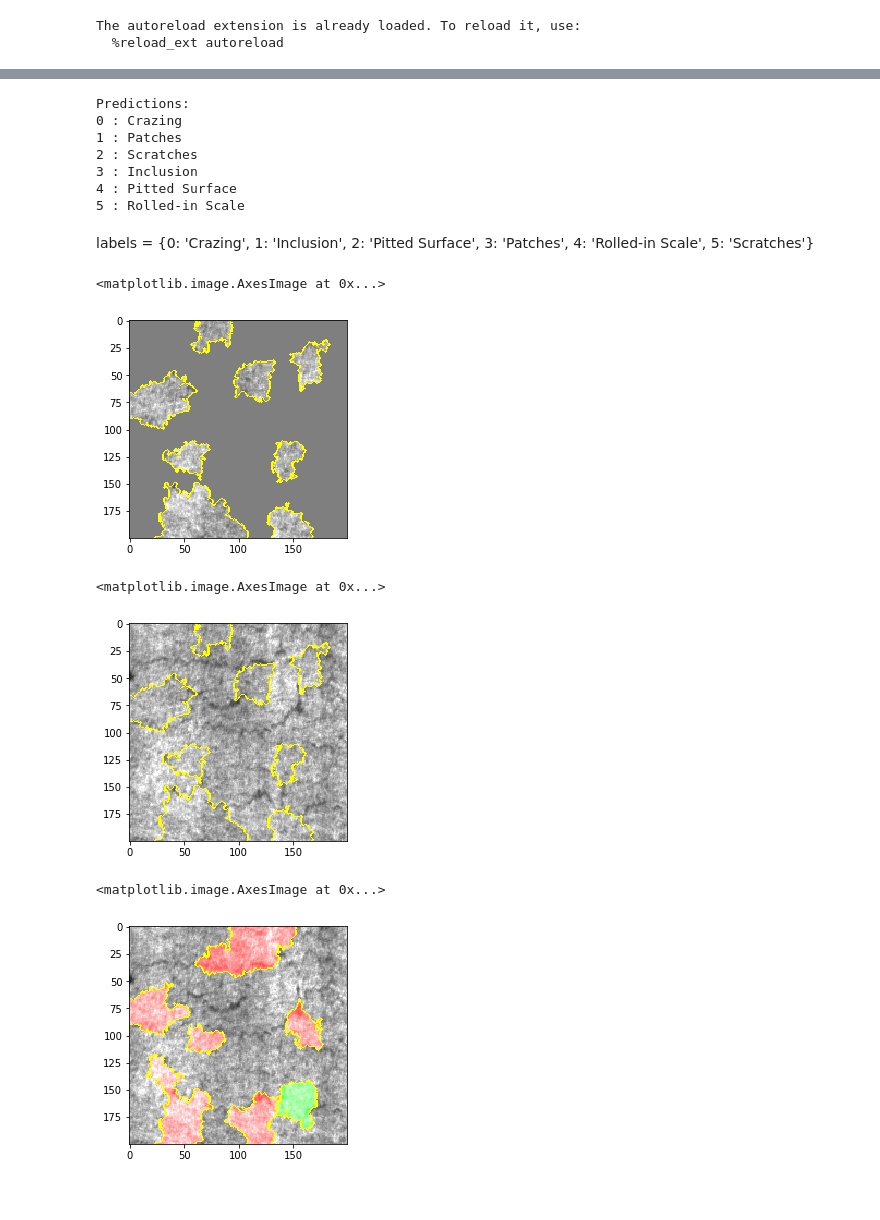
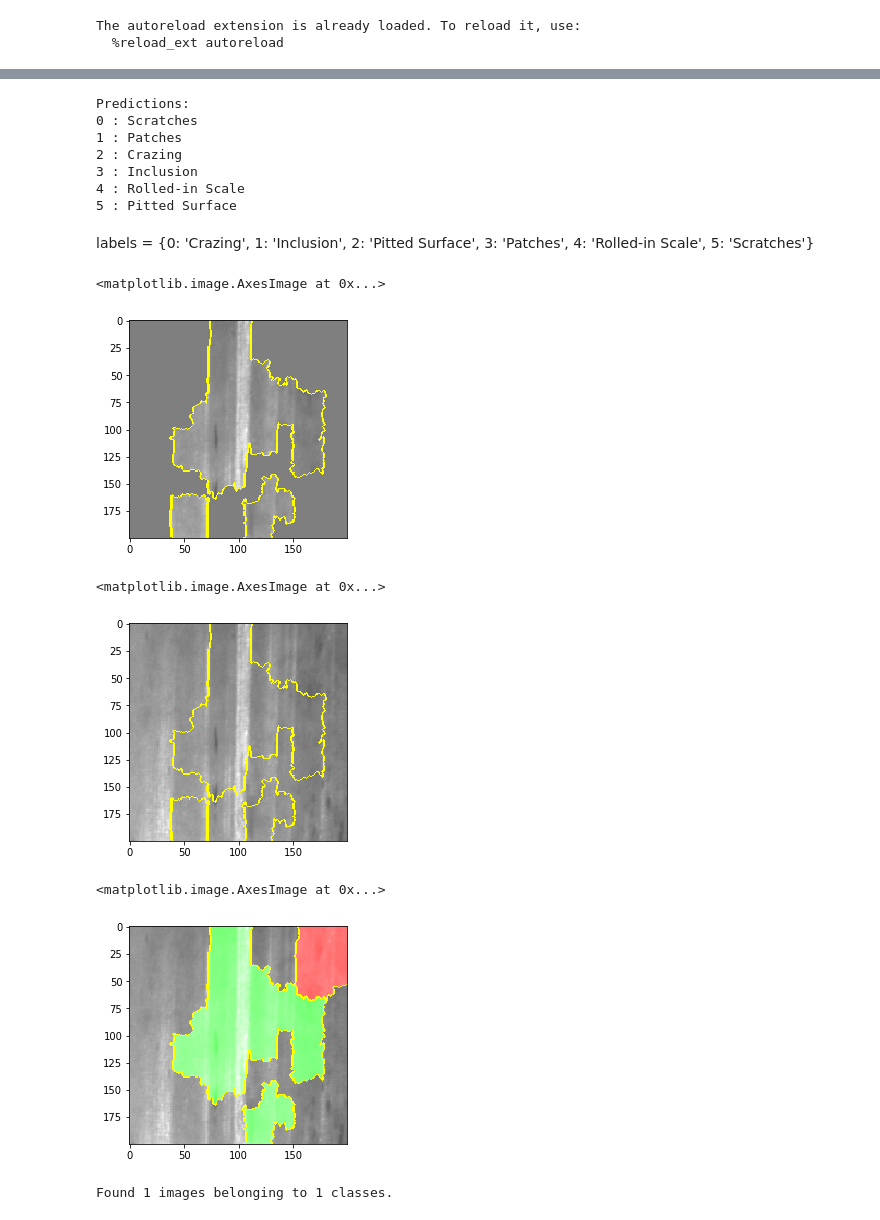
Before and after one commit to mahesh-sudhakar/NEU_XAI, a Jupyter notebook: xai_lime.ipynb, the cells around one changed output, grey strips where cells are left out. Saved outputs shown, nothing was run; the diff lists cells and outputs as text; code cells hidden in the pictures.

```diff
--- a/xai_lime.ipynb
+++ b/xai_lime.ipynb
@@ -33,7 +33,7 @@ from xml.etree import ElementTree
 # %% [markdown]
 Model 23
 # %%
-saved_model = load_model('/content/drive/My Drive/xai_model/model_23.h5')
+saved_model = load_model('/content/drive/My Drive/xai_model/model_25.h5')
 # %%
 saved_model.layers[0].input_shape
 # %% [output]
@@ -41,8 +41,8 @@ saved_model.layers[0].input_shape
 # %%
 #saved_model.summary()
 # %%
-annotation = '/content/drive/My Drive/NEU-DET/ANNOTATIONS/crazing_250.xml'
-image_path="/content/drive/My Drive/NEU surface defect database - test split/Test/Cr/Cr_250.bmp"
+annotation = '/content/drive/My Drive/NEU-DET/ANNOTATIONS/scratches_94.xml'
+image_path="/content/drive/My Drive/NEU surface defect database - test split/Test/Sc/Sc_94.bmp"
 # %%
 labels = {0: 'Crazing', 1: 'Inclusion', 2: 'Pitted Surface', 3: 'Patches', 4: 'Rolled-in Scale', 5: 'Scratches'}
 # %%
@@ -157,12 +157,12 @@ for i in range(len(explanation.top_labels)):
   print(i,':',labels[rank])
 # %% [output]
 Predictions:
-0 : Crazing
+0 : Scratches
 1 : Patches
-2 : Scratches
+2 : Crazing
 3 : Inclusion
-4 : Pitted Surface
-5 : Rolled-in Scale
+4 : Rolled-in Scale
+5 : Pitted Surface
 # %% [markdown]
 labels = {0: 'Crazing', 1: 'Inclusion', 2: 'Pitted Surface', 3: 'Patches', 4: 'Rolled-in Scale', 5: 'Scratches'}
 # %%
@@ -170,21 +170,21 @@ temp, mask = explanation.get_image_and_mask(explanation.top_labels[0], positive_
 plt.imshow(mark_boundaries(temp / 2 + 0.5, mask))
 # %% [output]
 <matplotlib.image.AxesImage at 0x...>
-[figure, old version]
+[figure, new version]
 # %%
 temp, mask = explanation.get_image_and_mask(explanation.top_labels[0], positive_only=True, num_features=10, hide_rest=False)
 plt.imshow(mark_boundaries(temp / 2 + 0.5, mask))
 #plt.savefig('/content/drive/My Drive/XAI_results/LIME_Sc_15_2.jpg')
 # %% [output]
 <matplotlib.image.AxesImage at 0x...>
-[figure, old version]
+[figure, new version]
 # %%
-temp, mask = explanation.get_image_and_mask(explanation.top_labels[3], positive_only=False, num_features=10, hide_rest=False)
+temp, mask = explanation.get_image_and_mask(explanation.top_labels[0], positive_only=False, num_features=10, hide_rest=False)
 plt.imshow(mark_boundaries(temp / 2 + 0.5, mask))
 #plt.savefig('/content/drive/My Drive/XAI_results/LIME_Sc_15.jpg')
 # %% [output]
 <matplotlib.image.AxesImage at 0x...>
-[figure, old version]
+[figure, new version]
 # %%
 #temp, mask = explanation.get_image_and_mask(explanation.top_labels[0], positive_only=False, num_features=50, hide_rest=False, min_weight=0.5)
 #plt.imshow(mark_boundaries(temp / 2 + 0.5, mask))
@@ -190,0 +196,8 @@ plt.imshow(mark_boundaries(temp / 2 + 0.5, mask))
+# %%
+test_generator = test_datagen.flow_from_directory('/content/drive/My Drive/NEU surface defect database - test split/Test2',
+                                                  target_size=(200,200),
+                                                  batch_size=1,
+                                                  class_mode=None,
+                                                  shuffle = False)
+# %% [output]
+Found 1 images belonging to 1 classes.
```
Also changed, not shown: parts of 14 cells of this notebook.
